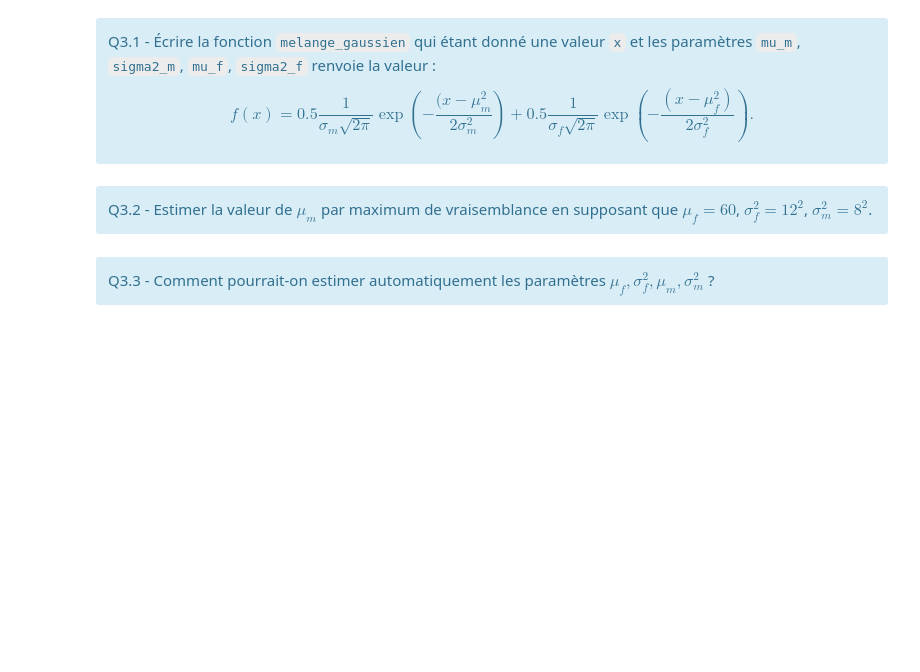
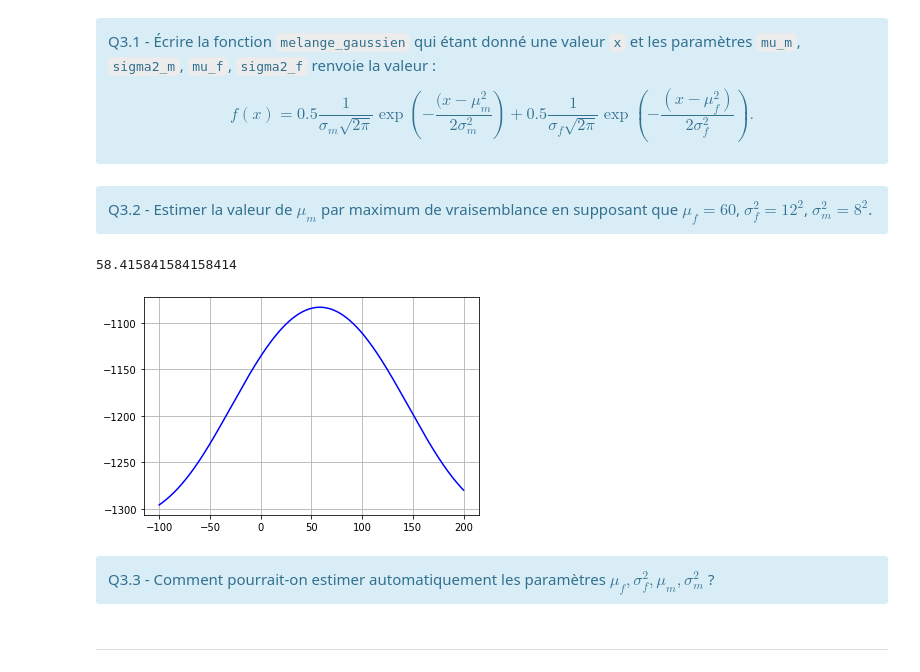
Before and after one commit to leondgv/DS-Sorbonne, a Jupyter notebook: TME 07Y - Variables continues-20220719/TME07Y-VariablesContinues.ipynb, the cells around one changed output. Cells and saved outputs as stored; diff of their text form; code cells hidden in the pictures; blank space fills up the shorter version.

```diff
--- a/TME 07Y - Variables continues-20220719/TME07Y-VariablesContinues.ipynb
+++ b/TME 07Y - Variables continues-20220719/TME07Y-VariablesContinues.ipynb
@@ -278,7 +278,24 @@ def melange_gaussien(x,mu_m,sigma2_m,mu_f,sigma2_f):
 <div class="alert alert-block alert-info">
 Q3.2 - Estimer la valeur de $\mu_m$ par maximum de vraisemblance en supposant que $\mu_f = 60$, $\sigma_f^2 = 12^2$, $\sigma_m^2 = 8^2$.
 </div>
+# %%
+x = np.linspace(-100, 200, 10000, endpoint=True)
+
+y = []
+for i in x:
+    y.append(np.log(.5*scipy.stats.norm.pdf(poids,i,8**2) + .5*scipy.stats.norm.pdf(poids,60,12**2)).sum())
+
+plt.plot(x,y,color="blue")
+plt.grid()
+
+y_min = y.index(max(y))
+x[y_min]
+# %% [output]
+58.415841584158414
+[figure, added]
 # %% [markdown]
 <div class="alert alert-block alert-info">
 Q3.3 - Comment pourrait-on estimer automatiquement les paramètres $\mu_f, \sigma_f^2, \mu_m, \sigma_m^2$ ?
 </div>
+# %% [markdown]
+---
```
Also changed, not shown: parts of 3 cells of this notebook, 1 other file.
